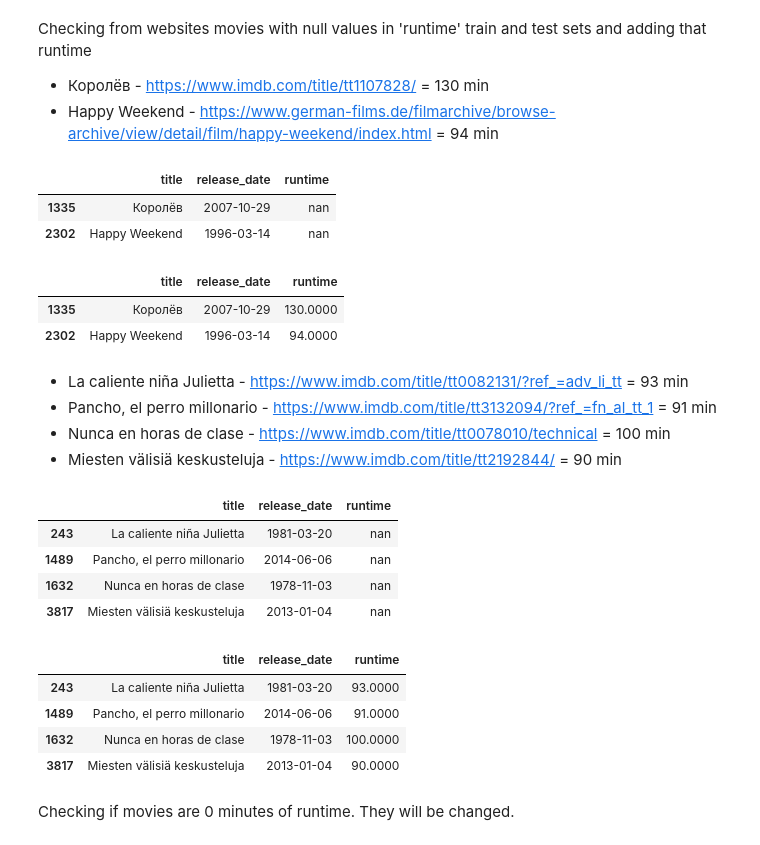
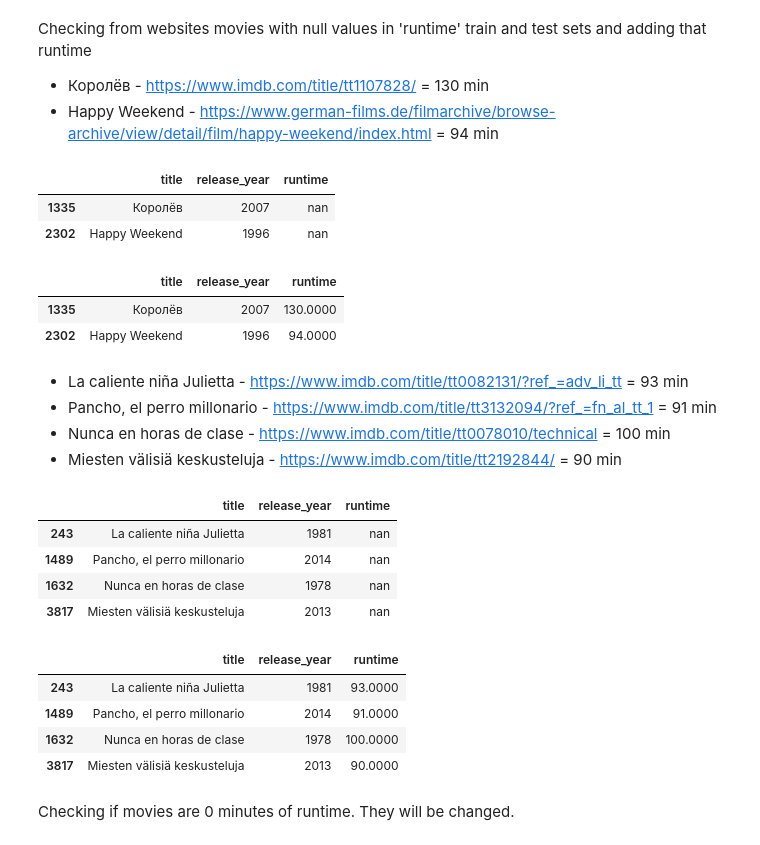
Before and after one commit to eRafaell/kaggle_tmdb_box_office_prediction, a Jupyter notebook: tmdb_box_office_prediction.ipynb, the cells around one changed output. Cells and saved outputs as stored; diff of their text form; code cells hidden in the pictures.

```diff
--- a/tmdb_box_office_prediction.ipynb
+++ b/tmdb_box_office_prediction.ipynb
@@ -1683,6 +1711,9 @@ test['release_year'] = test['release_date'].dt.year
 test['release_month'] = test['release_date'].dt.month
 test['release_day'] = test['release_date'].dt.day
 test['release_dayofweek'] = test['release_date'].dt.dayofweek
+
+train.drop(['release_date'], axis=1, inplace=True)
+test.drop(['release_date'], axis=1, inplace=True)
 # %%
 # Number of movies by year
 plt.figure(figsize=(16,5))
@@ -1754,50 +1785,50 @@ Checking from websites movies with null values in 'runtime' train and test sets
 - Королёв - https://www.imdb.com/title/tt1107828/ = 130 min
 - Happy Weekend - https://www.german-films.de/filmarchive/browse-archive/view/detail/film/happy-weekend/index.html = 94 min
 # %%
-train[['title', 'release_date', 'runtime']][train['runtime'].isnull()]
+train[['title', 'release_year', 'runtime']][train['runtime'].isnull()]
 # %% [output]
-|  | title | release_date | runtime |
-| 1335 | Королёв | 2007-10-29 | nan |
-| 2302 | Happy Weekend | 1996-03-14 | nan |
+|  | title | release_year | runtime |
+| 1335 | Королёв | 2007 | nan |
+| 2302 | Happy Weekend | 1996 | nan |
 # %%
 train.loc[train['runtime'].index == 1335, 'runtime'] = 130
 train.loc[train['runtime'].index == 2302, 'runtime'] = 94
 
-train[['title', 'release_date', 'runtime']][(train['runtime'].index == 1335) \
+train[['title', 'release_year', 'runtime']][(train['runtime'].index == 1335) \
                                             | (train['runtime'].index == 2302)]
 # %% [output]
-|  | title | release_date | runtime |
-| 1335 | Королёв | 2007-10-29 | 130.0000 |
-| 2302 | Happy Weekend | 1996-03-14 | 94.0000 |
+|  | title | release_year | runtime |
+| 1335 | Королёв | 2007 | 130.0000 |
+| 2302 | Happy Weekend | 1996 | 94.0000 |
 # %% [markdown]
 - La caliente niña Julietta - https://www.imdb.com/title/tt0082131/?ref_=adv_li_tt = 93 min
 - Pancho, el perro millonario - https://www.imdb.com/title/tt3132094/?ref_=fn_al_tt_1 = 91 min
 - Nunca en horas de clase - https://www.imdb.com/title/tt0078010/technical = 100 min
 - Miesten välisiä keskusteluja - https://www.imdb.com/title/tt2192844/ = 90 min
 # %%
-test[['title', 'release_date', 'runtime']][test['runtime'].isnull()]
+test[['title', 'release_year', 'runtime']][test['runtime'].isnull()]
 # %% [output]
-|  | title | release_date | runtime |
-| 243 | La caliente niña Julietta | 1981-03-20 | nan |
-| 1489 | Pancho, el perro millonario | 2014-06-06 | nan |
-| 1632 | Nunca en horas de clase | 1978-11-03 | nan |
-| 3817 | Miesten välisiä keskusteluja | 2013-01-04 | nan |
+|  | title | release_year | runtime |
+| 243 | La caliente niña Julietta | 1981 | nan |
+| 1489 | Pancho, el perro millonario | 2014 | nan |
+| 1632 | Nunca en horas de clase | 1978 | nan |
+| 3817 | Miesten välisiä keskusteluja | 2013 | nan |
 # %%
 test.loc[test['runtime'].index == 243, 'runtime'] = 93
 test.loc[test['runtime'].index == 1489, 'runtime'] = 91
 test.loc[test['runtime'].index == 1632, 'runtime'] = 100
 test.loc[test['runtime'].index == 3817, 'runtime'] = 90
 
-test[['title', 'release_date', 'runtime']][(test['runtime'].index == 243) \
+test[['title', 'release_year', 'runtime']][(test['runtime'].index == 243) \
                                             | (test['runtime'].index == 1489)\
                                             | (test['runtime'].index == 1632)\
                                             | (test['runtime'].index == 3817)]
 # %% [output]
-|  | title | release_date | runtime |
-| 243 | La caliente niña Julietta | 1981-03-20 | 93.0000 |
-| 1489 | Pancho, el perro millonario | 2014-06-06 | 91.0000 |
-| 1632 | Nunca en horas de clase | 1978-11-03 | 100.0000 |
-| 3817 | Miesten välisiä keskusteluja | 2013-01-04 | 90.0000 |
+|  | title | release_year | runtime |
+| 243 | La caliente niña Julietta | 1981 | 93.0000 |
+| 1489 | Pancho, el perro millonario | 2014 | 91.0000 |
+| 1632 | Nunca en horas de clase | 1978 | 100.0000 |
+| 3817 | Miesten välisiä keskusteluja | 2013 | 90.0000 |
 # %% [markdown]
 Checking if  movies are 0 minutes of runtime. They will be changed.
 # %%
```
Also changed, not shown: parts of 56 cells of this notebook.
